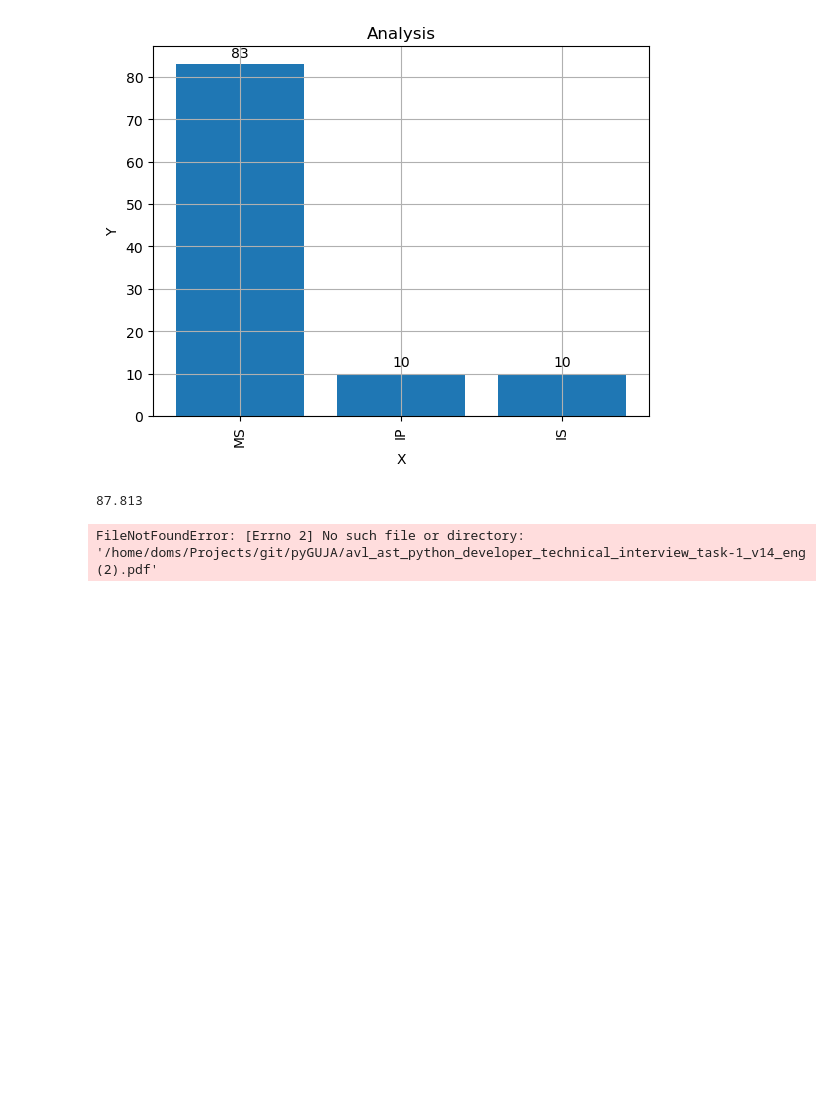
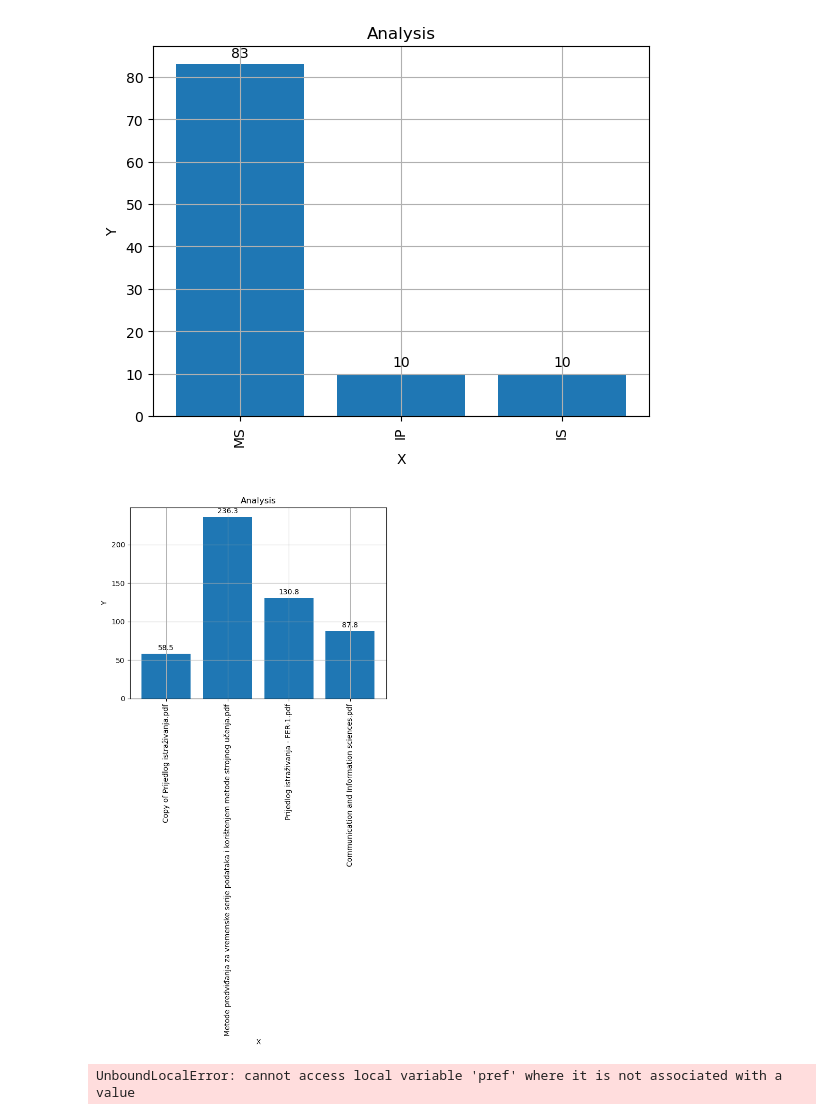
Before and after one commit to dominikstipic/pyGUJA, a Jupyter notebook: test.ipynb, the cells around one changed output. Drawn from its saved outputs; the diff is of its cells as text; code cells hidden in the pictures; blank space fills up the shorter version.

```diff
--- a/test.ipynb
+++ b/test.ipynb
@@ -68,17 +69,67 @@ def create_bar(xs, ys, title="Analysis"):
 create_bar(["MS", "IP", "IS"], [83, 10, 10])
 # %% [output]
 [figure]
-# %%
-import os
-os.path.getsize("/home/doms/Desktop/FOI/Communication and Information sciences.pdf") / 1000
-# %% [output]
-87.813
-# %%
-from pathlib import Path
-
-relative_path = './avl_ast_python_developer_technical_interview_task-1_v14_eng (2).pdf'
-absolute_path = Path(relative_path).resolve()
-# %%
-absolute_path.stat()
-# %% [output]
-FileNotFoundError: [Errno 2] No such file or directory: '/home/doms/Projects/git/pyGUJA/avl_ast_python_developer_technical_interview_task-1_v14_eng (2).pdf'
+# %%
+
+def file_walker_leveled(path):
+    paths = glob.glob(f'{path}/*')
+    result = []
+    for p in paths:
+        if os.path.isfile(p):
+            result.append(p)
+    return result
+
+
+def create_bar(xs, ys, title="Analysis"):
+    _, ax = plt.subplots()
+    bars = plt.bar(xs, ys)
+    plt.xlabel("X")
+    plt.ylabel("Y")
+    plt.grid(True)
+    plt.title(title)
+    plt.xticks(rotation=90)
+    plt.savefig("data.png")
+    for bar in bars:
+        height = round(bar.get_height(), 1)
+        ax.annotate(f'{height}',
+                    xy=(bar.get_x() + bar.get_width() / 2, height),
+                    xytext=(0, 3),
+                    textcoords="offset points",
+                    ha='center', va='bottom')
+    plt.savefig('data.png')
+
+
+from pathlib import Path
+
+def file_size(file):
+    absolute_path = Path(file).resolve()
+    return os.path.getsize(absolute_path) / 1000
+
+def get_file_encoded_names(f):
+    ns = f.split()
+    ns = [n[0].lower() for n in ns]
+    return "".join(ns)
+
+fs = file_walker_leveled("/home/doms/Desktop/FOO")
+file_names = [fs.split("/")[-1] for fs in fs]
+file_sizes = [file_size(f) for f in fs]
+
+create_bar(file_names, file_sizes)
+# %% [output]
+[figure, added]
+# %%
+def get_file_encoded_names(f):
+    ns = f.split()
+    ns = [n[0].lower() for n in ns]
+
+    if "." in f:
+        pref, suf = f.split(".")
+        name = f"{"".join(ns)}.{suf}"
+    else:
+        name = f"{"".join(ns)}"
+    return name
+
+
+get_file_encoded_names("asd asdasd.pdf")
+# %% [output]
+UnboundLocalError: cannot access local variable 'pref' where it is not associated with a value
```
Also changed, not shown: parts of 1 cell of this notebook, 2 other files.
